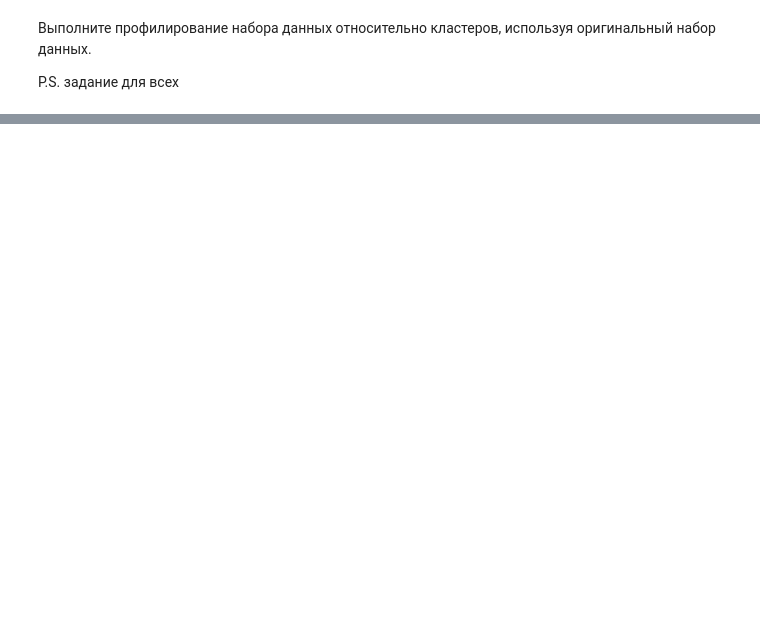
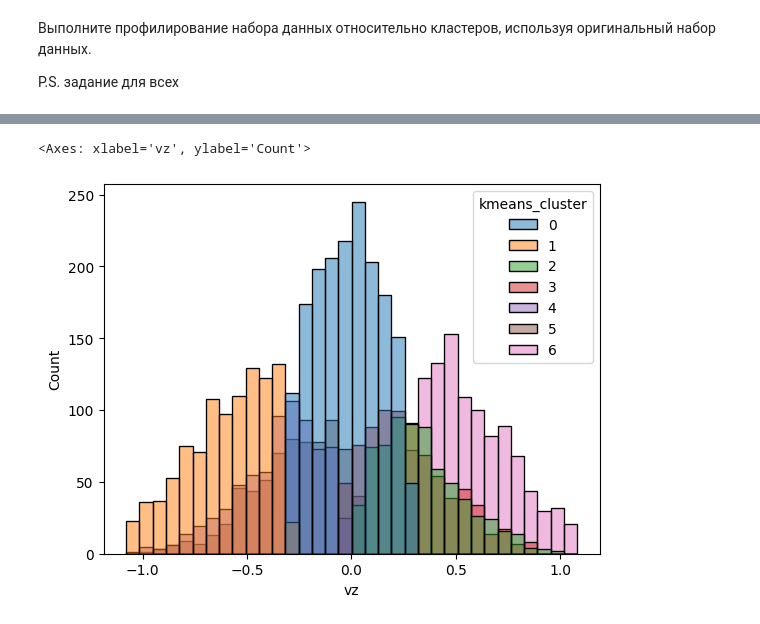
Before and after one commit to AnastaSya73/lalala, a Jupyter notebook: Лаб_4.ipynb, the cells around one changed output, grey strips where cells are left out. Drawn from its saved outputs; the diff is of its cells as text; code cells hidden in the pictures; blank space fills up the shorter version.

```diff
--- a/Лаб_4.ipynb
+++ b/Лаб_4.ipynb
@@ -667,0 +733,5 @@ ProfileReport(df[df.dbscan_labels == 0]) # фильтруем по класте
+# %%
+sns.histplot(df_cluster1, x="vz", hue='kmeans_cluster')
+# %% [output]
+<Axes: xlabel='vz', ylabel='Count'>
+[figure, added]
```
Also changed, not shown: parts of 33 cells of this notebook.
